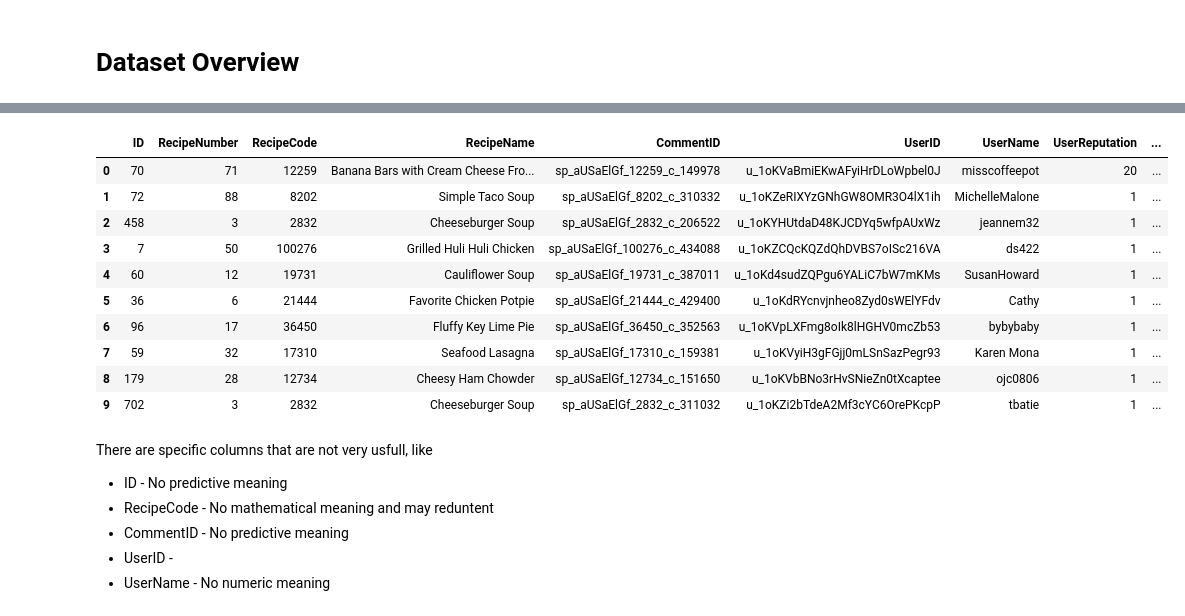
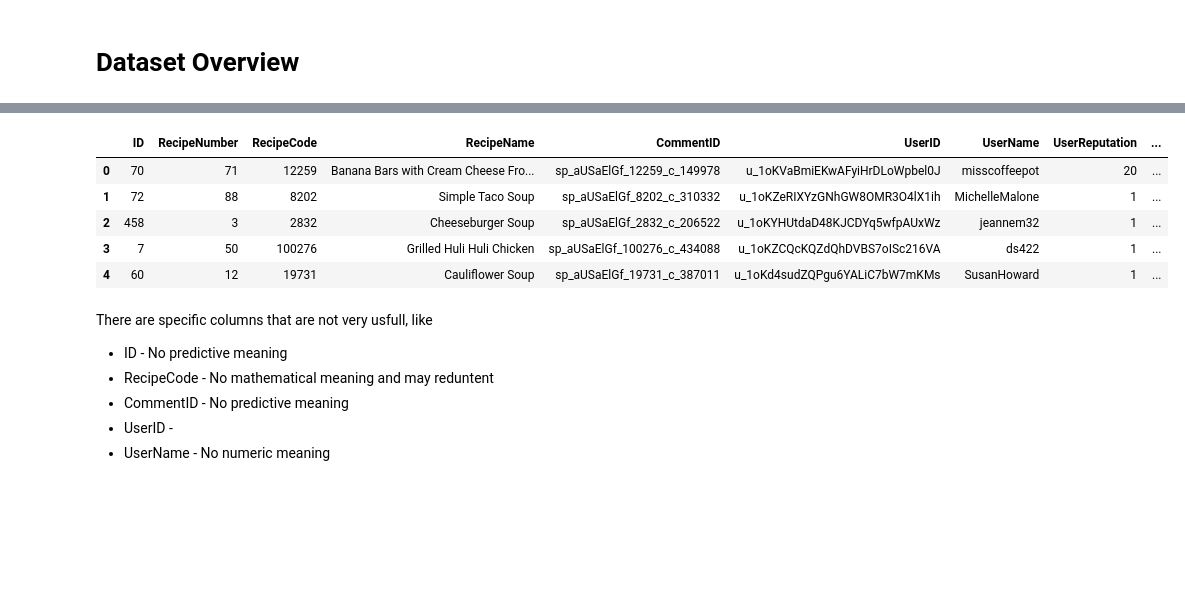
Before and after one commit to muhammedriswanp/recipe_rating_ML_project, a Jupyter notebook: notebooks/eda.ipynb, the cells around one changed output, grey strips where cells are left out. Drawn from its saved outputs; the diff is of its cells as text; code cells hidden in the pictures; blank space fills up the shorter version.

```diff
--- a/notebooks/eda.ipynb
+++ b/notebooks/eda.ipynb
@@ -50,3 +44,8 @@ train = pd.read_csv("/kaggle/input/datasets/muhammedriswan7/recipe-rating-predic
+# %%
+test = pd.read_csv(r"D:\Bridgeon\Projects\recipe_rating_ML_project\data\test.csv")
+train = pd.read_csv(r"D:\Bridgeon\Projects\recipe_rating_ML_project\data\train.csv")
+
+orginal_train_data = train.copy()
 # %% [markdown]
 ### Look for shape to understand the dataset size
 # %%
@@ -78,19 +77,14 @@ Data columns (total 15 columns):
 dtypes: int64(10), object(5)
 memory usage: 1.6+ MB
 # %%
-train.head(10)
+train.head(5)
 # %% [output]
 |  | ID | RecipeNumber | RecipeCode | RecipeName | CommentID | UserID | UserName | UserReputation | ... |
 | 0 | 70 | 71 | 12259 | Banana Bars with Cream Cheese Fro... | sp_aUSaElGf_12259_c_149978 | u_1oKVaBmiEKwAFyiHrDLoWpbel0J | misscoffeepot | 20 | ... |
 | 1 | 72 | 88 | 8202 | Simple Taco Soup | sp_aUSaElGf_8202_c_310332 | u_1oKZeRIXYzGNhGW8OMR3O4lX1ih | MichelleMalone | 1 | ... |
 | 2 | 458 | 3 | 2832 | Cheeseburger Soup | sp_aUSaElGf_2832_c_206522 | u_1oKYHUtdaD48KJCDYq5wfpAUxWz | jeannem32 | 1 | ... |
 | 3 | 7 | 50 | 100276 | Grilled Huli Huli Chicken | sp_aUSaElGf_100276_c_434088 | u_1oKZCQcKQZdQhDVBS7oISc216VA | ds422 | 1 | ... |
 | 4 | 60 | 12 | 19731 | Cauliflower Soup | sp_aUSaElGf_19731_c_387011 | u_1oKd4sudZQPgu6YALiC7bW7mKMs | SusanHoward | 1 | ... |
-| 5 | 36 | 6 | 21444 | Favorite Chicken Potpie | sp_aUSaElGf_21444_c_429400 | u_1oKdRYcnvjnheo8Zyd0sWElYFdv | Cathy | 1 | ... |
-| 6 | 96 | 17 | 36450 | Fluffy Key Lime Pie | sp_aUSaElGf_36450_c_352563 | u_1oKVpLXFmg8oIk8lHGHV0mcZb53 | bybybaby | 1 | ... |
-| 7 | 59 | 32 | 17310 | Seafood Lasagna | sp_aUSaElGf_17310_c_159381 | u_1oKVyiH3gFGjj0mLSnSazPegr93 | Karen Mona | 1 | ... |
-| 8 | 179 | 28 | 12734 | Cheesy Ham Chowder | sp_aUSaElGf_12734_c_151650 | u_1oKVbBNo3rHvSNieZn0tXcaptee | ojc0806 | 1 | ... |
-| 9 | 702 | 3 | 2832 | Cheeseburger Soup | sp_aUSaElGf_2832_c_311032 | u_1oKZi2bTdeA2Mf3cYC6OrePKcpP | tbatie | 1 | ... |
 # %% [markdown]
 There are specific columns that are not very usfull, like
 - ID - No predictive meaning
```
Also changed, not shown: parts of 38 cells of this notebook, 3 other files.
